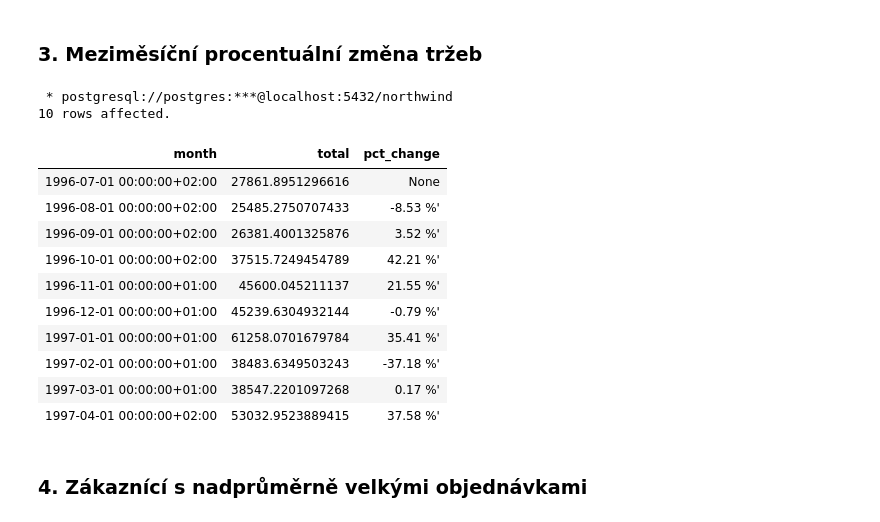
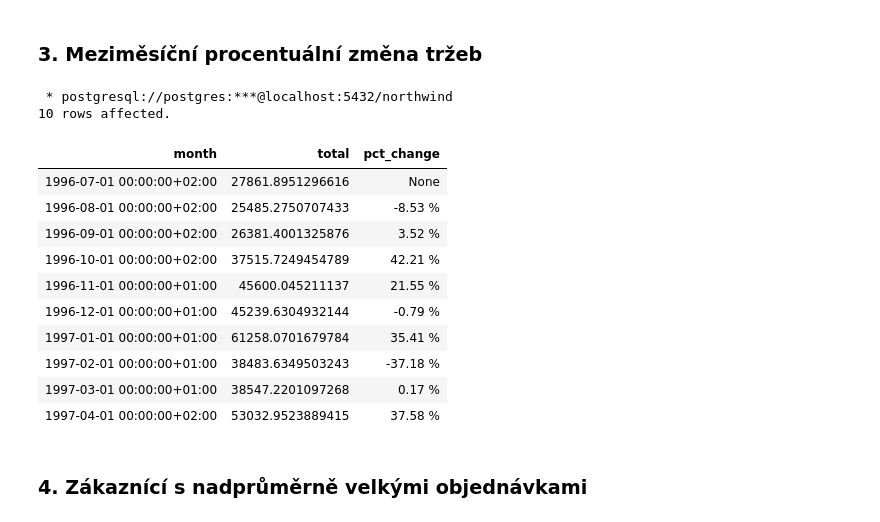
Before and after one commit to igor-antal/sql_analysis_northwind, a Jupyter notebook: northwind.ipynb, the cells around one changed output. Saved outputs shown, nothing was run; the diff lists cells and outputs as text; code cells hidden in the pictures.

```diff
--- a/northwind.ipynb
+++ b/northwind.ipynb
@@ -110,23 +102,23 @@ SELECT *, SUM(total) OVER(ORDER BY month) AS running_total
 <h3>3. Meziměsíční procentuální změna tržeb</h3>
 # %%
 %%sql
-SELECT *, ROUND(((total / LAG(total) OVER(ORDER BY month)) - 1)*100, 2) ||  ' %''' AS pct_change
+SELECT *, ROUND(((total / LAG(total) OVER(ORDER BY month)) - 1)*100, 2)::text ||  ' %' AS pct_change
   FROM monthly_total
  LIMIT 10;
 # %% [output]
  * postgresql://postgres:***@localhost:5432/northwind
 10 rows affected.
 | month | total | pct_change |
 | 1996-07-01 00:00:00+02:00 | 27861.8951296616 | None |
-| 1996-08-01 00:00:00+02:00 | 25485.2750707433 | -8.53 %' |
-| 1996-09-01 00:00:00+02:00 | 26381.4001325876 | 3.52 %' |
-| 1996-10-01 00:00:00+02:00 | 37515.7249454789 | 42.21 %' |
-| 1996-11-01 00:00:00+01:00 | 45600.045211137 | 21.55 %' |
-| 1996-12-01 00:00:00+01:00 | 45239.6304932144 | -0.79 %' |
-| 1997-01-01 00:00:00+01:00 | 61258.0701679784 | 35.41 %' |
-| 1997-02-01 00:00:00+01:00 | 38483.6349503243 | -37.18 %' |
-| 1997-03-01 00:00:00+01:00 | 38547.2201097268 | 0.17 %' |
-| 1997-04-01 00:00:00+02:00 | 53032.9523889415 | 37.58 %' |
+| 1996-08-01 00:00:00+02:00 | 25485.2750707433 | -8.53 % |
+| 1996-09-01 00:00:00+02:00 | 26381.4001325876 | 3.52 % |
+| 1996-10-01 00:00:00+02:00 | 37515.7249454789 | 42.21 % |
+| 1996-11-01 00:00:00+01:00 | 45600.045211137 | 21.55 % |
+| 1996-12-01 00:00:00+01:00 | 45239.6304932144 | -0.79 % |
+| 1997-01-01 00:00:00+01:00 | 61258.0701679784 | 35.41 % |
+| 1997-02-01 00:00:00+01:00 | 38483.6349503243 | -37.18 % |
+| 1997-03-01 00:00:00+01:00 | 38547.2201097268 | 0.17 % |
+| 1997-04-01 00:00:00+02:00 | 53032.9523889415 | 37.58 % |
 # %% [markdown]
 <h3>4. Zákaznící s nadprůměrně velkými objednávkami</h3>
 # %%
```
Also changed, not shown: parts of 2 cells of this notebook.
